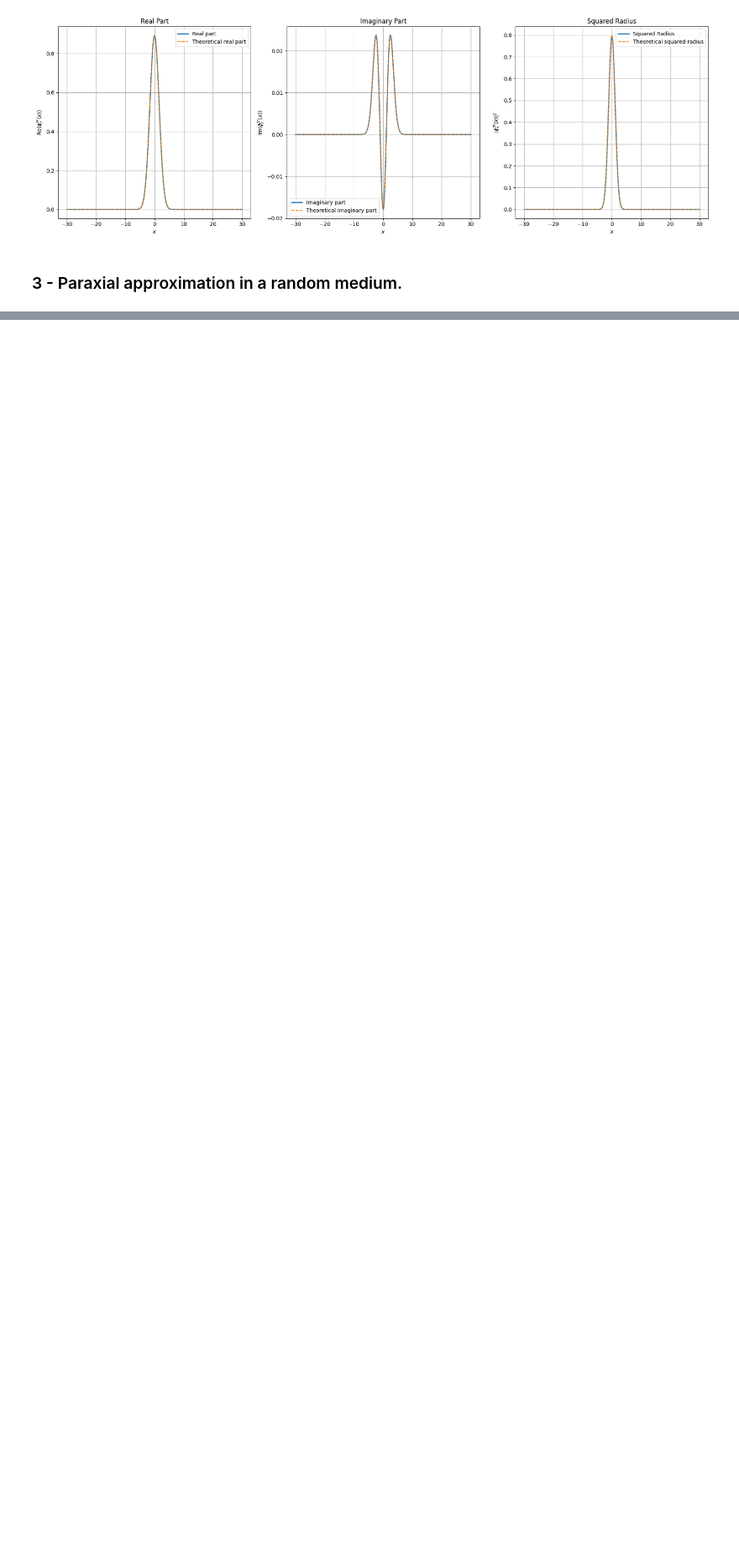
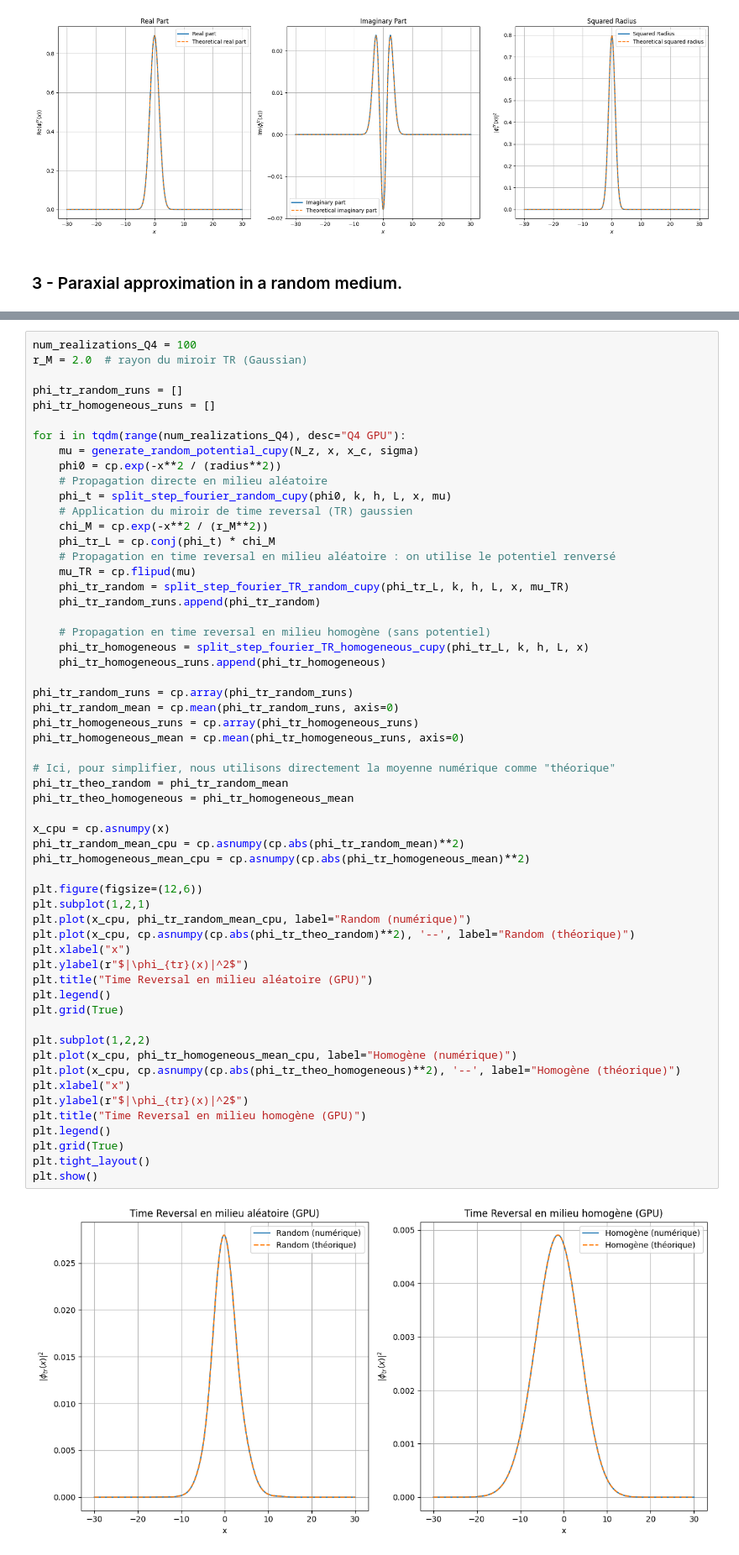
Before and after one commit to cyrielletheobald/mva_inverse_problems, a Jupyter notebook: time_reversal.ipynb, the cells around one changed output, grey strips where cells are left out. Shown at 84% size. Saved outputs shown, nothing was run; the diff lists cells and outputs as text; blank space fills up the shorter version.

```diff
--- a/time_reversal.ipynb
+++ b/time_reversal.ipynb
@@ -314,0 +618,59 @@ plt.show()
+# %%
+num_realizations_Q4 = 100
+r_M = 2.0  # rayon du miroir TR (Gaussian)
+
+phi_tr_random_runs = []
+phi_tr_homogeneous_runs = []
+
+for i in tqdm(range(num_realizations_Q4), desc="Q4 GPU"):
+    mu = generate_random_potential_cupy(N_z, x, x_c, sigma)
+    phi0 = cp.exp(-x**2 / (radius**2))
+    # Propagation directe en milieu aléatoire
+    phi_t = split_step_fourier_random_cupy(phi0, k, h, L, x, mu)
+    # Application du miroir de time reversal (TR) gaussien
+    chi_M = cp.exp(-x**2 / (r_M**2))
+    phi_tr_L = cp.conj(phi_t) * chi_M
+    # Propagation en time reversal en milieu aléatoire : on utilise le potentiel renversé
+    mu_TR = cp.flipud(mu)
+    phi_tr_random = split_step_fourier_TR_random_cupy(phi_tr_L, k, h, L, x, mu_TR)
+    phi_tr_random_runs.append(phi_tr_random)
+
+    # Propagation en time reversal en milieu homogène (sans potentiel)
+    phi_tr_homogeneous = split_step_fourier_TR_homogeneous_cupy(phi_tr_L, k, h, L, x)
+    phi_tr_homogeneous_runs.append(phi_tr_homogeneous)
+
+phi_tr_random_runs = cp.array(phi_tr_random_runs)
+phi_tr_random_mean = cp.mean(phi_tr_random_runs, axis=0)
+phi_tr_homogeneous_runs = cp.array(phi_tr_homogeneous_runs)
+phi_tr_homogeneous_mean = cp.mean(phi_tr_homogeneous_runs, axis=0)
+
+# Ici, pour simplifier, nous utilisons directement la moyenne numérique comme "théorique"
+phi_tr_theo_random = phi_tr_random_mean
+phi_tr_theo_homogeneous = phi_tr_homogeneous_mean
+
+x_cpu = cp.asnumpy(x)
+phi_tr_random_mean_cpu = cp.asnumpy(cp.abs(phi_tr_random_mean)**2)
+phi_tr_homogeneous_mean_cpu = cp.asnumpy(cp.abs(phi_tr_homogeneous_mean)**2)
+
+plt.figure(figsize=(12,6))
+plt.subplot(1,2,1)
+plt.plot(x_cpu, phi_tr_random_mean_cpu, label="Random (numérique)")
+plt.plot(x_cpu, cp.asnumpy(cp.abs(phi_tr_theo_random)**2), '--', label="Random (théorique)")
+plt.xlabel("x")
+plt.ylabel(r"$|\phi_{tr}(x)|^2$")
+plt.title("Time Reversal en milieu aléatoire (GPU)")
+plt.legend()
+plt.grid(True)
+
+plt.subplot(1,2,2)
+plt.plot(x_cpu, phi_tr_homogeneous_mean_cpu, label="Homogène (numérique)")
+plt.plot(x_cpu, cp.asnumpy(cp.abs(phi_tr_theo_homogeneous)**2), '--', label="Homogène (théorique)")
+plt.xlabel("x")
+plt.ylabel(r"$|\phi_{tr}(x)|^2$")
+plt.title("Time Reversal en milieu homogène (GPU)")
+plt.legend()
+plt.grid(True)
+plt.tight_layout()
+plt.show()
+# %% [output]
+[figure, added]
```
Also changed, not shown: parts of 15 cells of this notebook.
